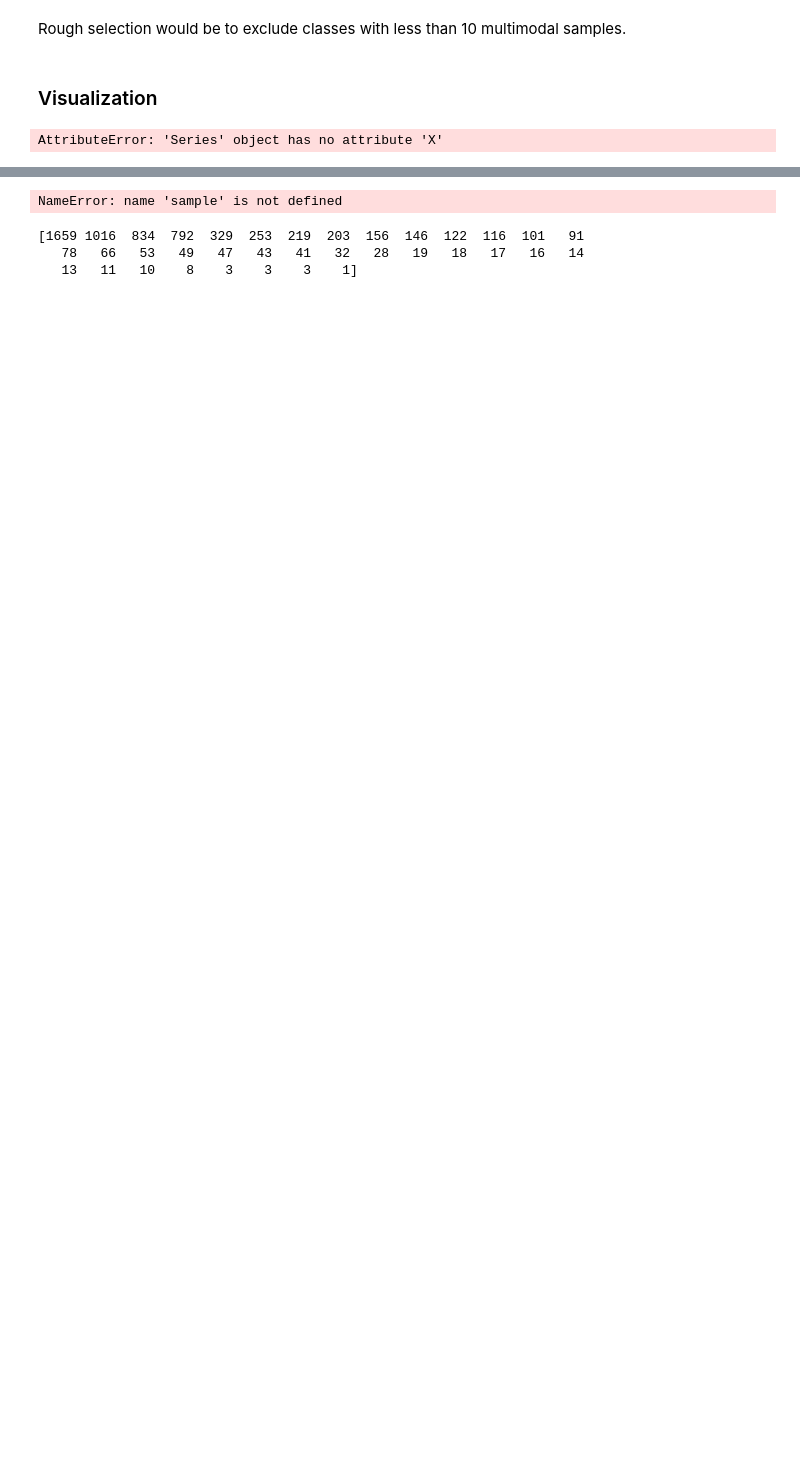
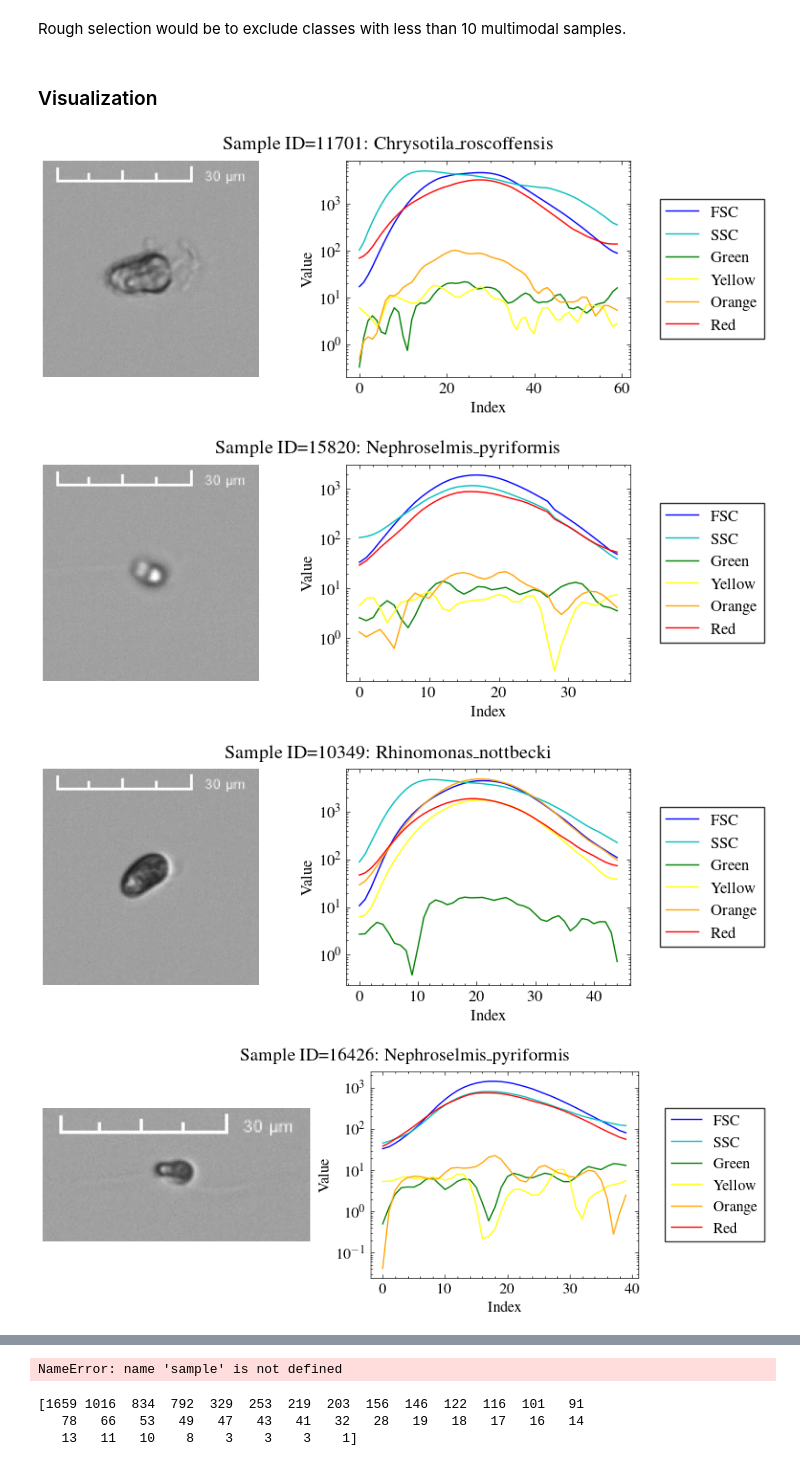
Before and after one commit to imveikka/multimodal_plankton_recognition, a Jupyter notebook: data_analysis.ipynb, the cells around one changed output, grey strips where cells are left out. Saved outputs shown, nothing was run; the diff lists cells and outputs as text; code cells hidden in the pictures; blank space fills up the shorter version.

```diff
--- a/data_analysis.ipynb
+++ b/data_analysis.ipynb
@@ -99,30 +98,33 @@ Rough selection would be to exclude classes with less than 10 multimodal samples
 ### Visualization
 # %%
 def visualize(sample):
-    image = np.array(Image.open(image_dir / f"{sample.X}.jpg"))
-    profile = pd.read_csv(profile_dir / f"{sample.X}.csv")
+    image = np.array(Image.open(image_dir / f"{sample.ID}.jpg"))
+    profile = pd.read_csv(profile_dir / f"{sample.ID}.csv")
 
     styles = ['b', 'c', 'g', 'yellow', 'orange', 'r', 'k']
 
     fig, (ax1, ax2) = plt.subplots(1, 2, layout="constrained")
 
     ax1.imshow(image)
     ax1.set_axis_off()
 
     ax2 = profile.plot(ax=ax2, style=dict(zip(profile.columns, styles)))
     ax2.legend(loc=7, frameon=True, edgecolor='k', fancybox=False, bbox_to_anchor=(1.5, 0.5))
     ax2.set_xlabel('Index')
     ax2.set_ylabel('Value')
-    ax2.set_yscale('symlog')
-    ax2.set_ylim([profile.min().min(), None])
+    ax2.set_yscale('log')
+    # ax2.set_ylim([profile.min().min(), None])
 
     fig.set_size_inches(8, 3)
 
-    plt.suptitle(f'Sample X={sample.X}: {sample.class_name}')
-    plt.savefig(f'figures/{sample.X}.pdf')
+    plt.suptitle(f'Sample ID={sample.ID}: {sample.class_name}')
+    # plt.savefig(f'figures/{sample.X}.pdf')
     plt.show()
 
 for _, sample in annotations[annotations.iloc[:, -2:].T.all()].sample(5).iterrows():
     visualize(sample)
 # %% [output]
-AttributeError: 'Series' object has no attribute 'X'
+[figure, added]
+[figure, added]
+[figure, added]
+[figure, added]
```
Also changed, not shown: parts of 4 cells of this notebook, 16 other files.
